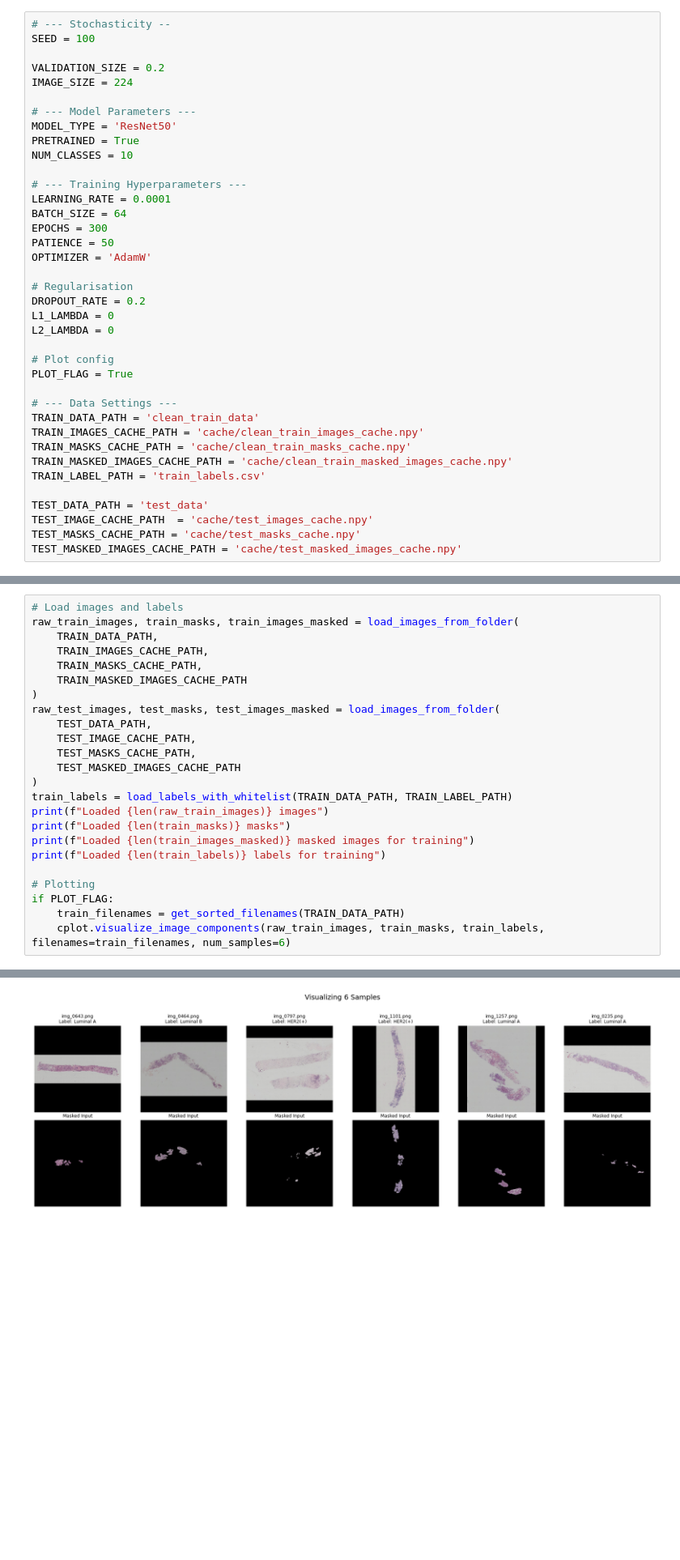
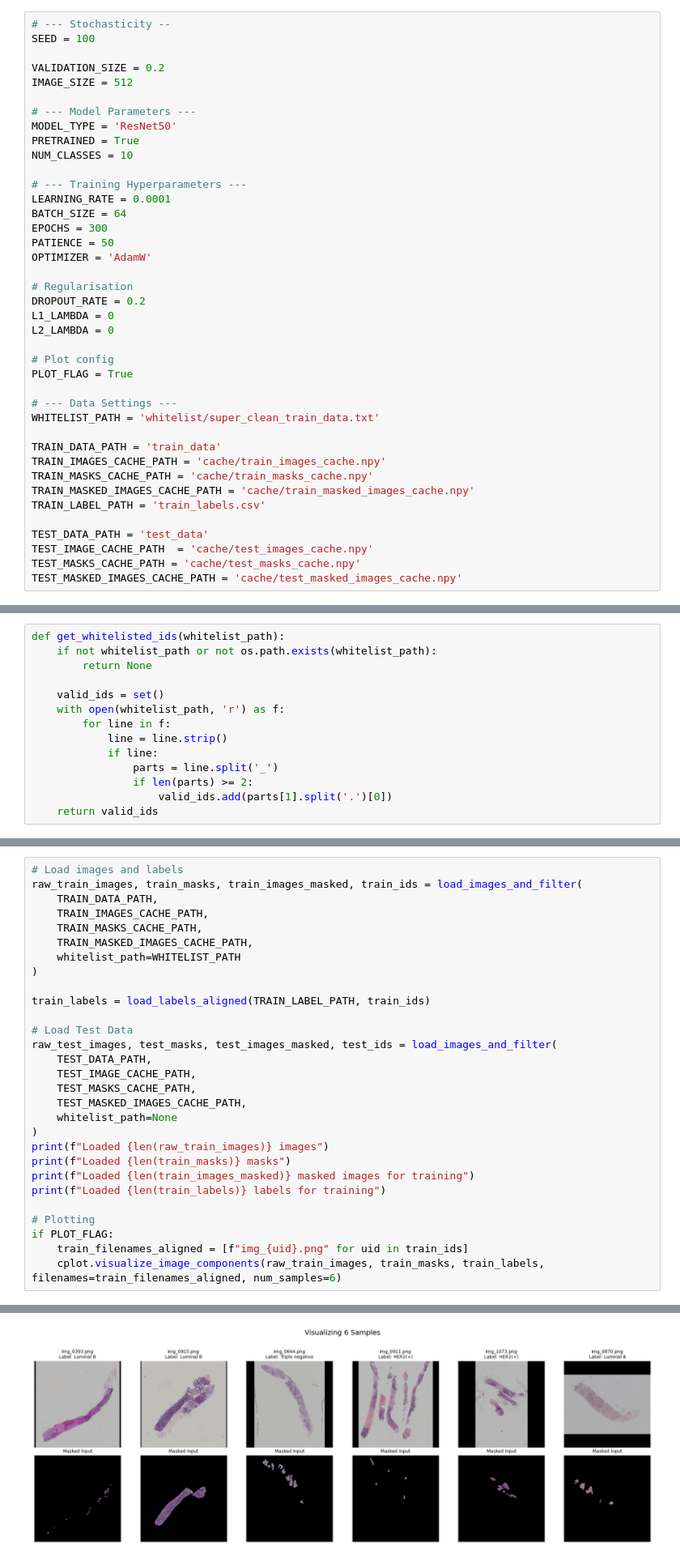
Before and after one commit to jonelrelucio/AN2DL-2025, a Jupyter notebook: challenge2/challenge2.ipynb, the cells around one changed output, grey strips where cells are left out. Shown at 81% size. Cells and saved outputs as stored; diff of their text form; blank space fills up the shorter version.

```diff
--- a/challenge2/challenge2.ipynb
+++ b/challenge2/challenge2.ipynb
@@ -7,7 +7,7 @@
 SEED = 100
 
 VALIDATION_SIZE = 0.2
-IMAGE_SIZE = 224
+IMAGE_SIZE = 512
 
 # --- Model Parameters ---
 MODEL_TYPE = 'ResNet50'
@@ -30,10 +30,12 @@ L2_LAMBDA = 0
 PLOT_FLAG = True
 
 # --- Data Settings ---
-TRAIN_DATA_PATH = 'clean_train_data'
-TRAIN_IMAGES_CACHE_PATH = 'cache/clean_train_images_cache.npy'
-TRAIN_MASKS_CACHE_PATH = 'cache/clean_train_masks_cache.npy'
-TRAIN_MASKED_IMAGES_CACHE_PATH = 'cache/clean_train_masked_images_cache.npy'
+WHITELIST_PATH = 'whitelist/super_clean_train_data.txt'
+
+TRAIN_DATA_PATH = 'train_data'
+TRAIN_IMAGES_CACHE_PATH = 'cache/train_images_cache.npy'
+TRAIN_MASKS_CACHE_PATH = 'cache/train_masks_cache.npy'
+TRAIN_MASKED_IMAGES_CACHE_PATH = 'cache/train_masked_images_cache.npy'
 TRAIN_LABEL_PATH = 'train_labels.csv'
 
 TEST_DATA_PATH = 'test_data'
@@ -88,6 +90,20 @@ PyTorch version: 2.9.1+cu130
 Device: cuda
 # %% [markdown]
 ## Image and Label Loader
+# %%
+def get_whitelisted_ids(whitelist_path):
+    if not whitelist_path or not os.path.exists(whitelist_path):
+        return None
+
+    valid_ids = set()
+    with open(whitelist_path, 'r') as f:
+        for line in f:
+            line = line.strip()
+            if line:
+                parts = line.split('_')
+                if len(parts) >= 2:
+                    valid_ids.add(parts[1].split('.')[0])
+    return valid_ids
 # %%
 def load_labels_from_csv(csv_path, image_folder=None):
     print(f"Loading labels from {csv_path}...")
@@ -286,19 +277,24 @@ def get_sorted_filenames(folder):
     return [f"img_{i}.png" for i in sorted(list(ids))]
 # %%
 # Load images and labels
-raw_train_images, train_masks, train_images_masked = load_images_from_folder(
+raw_train_images, train_masks, train_images_masked, train_ids = load_images_and_filter(
     TRAIN_DATA_PATH,
     TRAIN_IMAGES_CACHE_PATH,
     TRAIN_MASKS_CACHE_PATH,
-    TRAIN_MASKED_IMAGES_CACHE_PATH
+    TRAIN_MASKED_IMAGES_CACHE_PATH,
+    whitelist_path=WHITELIST_PATH
 )
-raw_test_images, test_masks, test_images_masked = load_images_from_folder(
+
+train_labels = load_labels_aligned(TRAIN_LABEL_PATH, train_ids)
+
+# Load Test Data
+raw_test_images, test_masks, test_images_masked, test_ids = load_images_and_filter(
     TEST_DATA_PATH,
     TEST_IMAGE_CACHE_PATH,
     TEST_MASKS_CACHE_PATH,
-    TEST_MASKED_IMAGES_CACHE_PATH
+    TEST_MASKED_IMAGES_CACHE_PATH,
+    whitelist_path=None
 )
-train_labels = load_labels_with_whitelist(TRAIN_DATA_PATH, TRAIN_LABEL_PATH)
 print(f"Loaded {len(raw_train_images)} images")
 print(f"Loaded {len(train_masks)} masks")
 print(f"Loaded {len(train_images_masked)} masked images for training")
@@ -306,6 +302,6 @@ print(f"Loaded {len(train_labels)} labels for training")
 
 # Plotting
 if PLOT_FLAG:
-    train_filenames = get_sorted_filenames(TRAIN_DATA_PATH)
-    cplot.visualize_image_components(raw_train_images, train_masks, train_labels, filenames=train_filenames, num_samples=6)
+    train_filenames_aligned = [f"img_{uid}.png" for uid in train_ids]
+    cplot.visualize_image_components(raw_train_images, train_masks, train_labels, filenames=train_filenames_aligned, num_samples=6)
 # %% [output]
@@ -320,3 +316,3 @@ Loaded 1162 labels for training
-[figure, old version]
+[figure, new version]
 # %% [markdown]
 ## Dataloader creation
```
Also changed, not shown: parts of 5 cells of this notebook, 7 other files.
